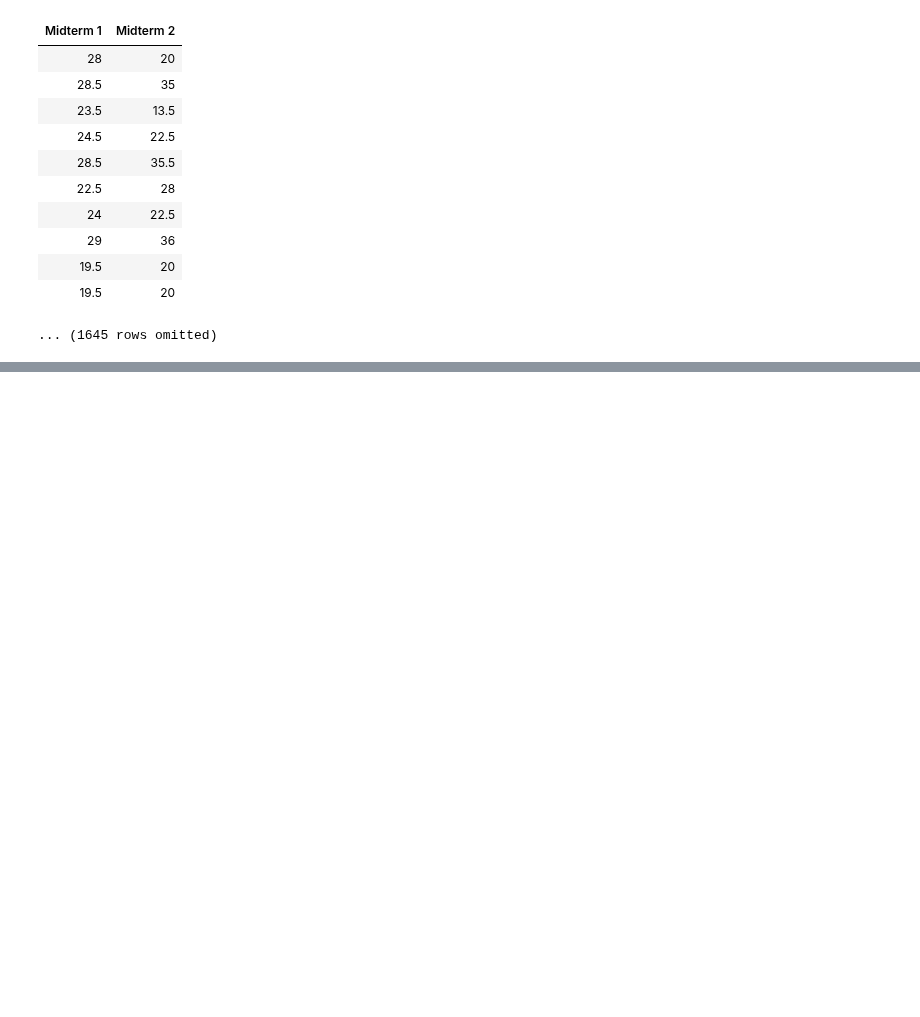
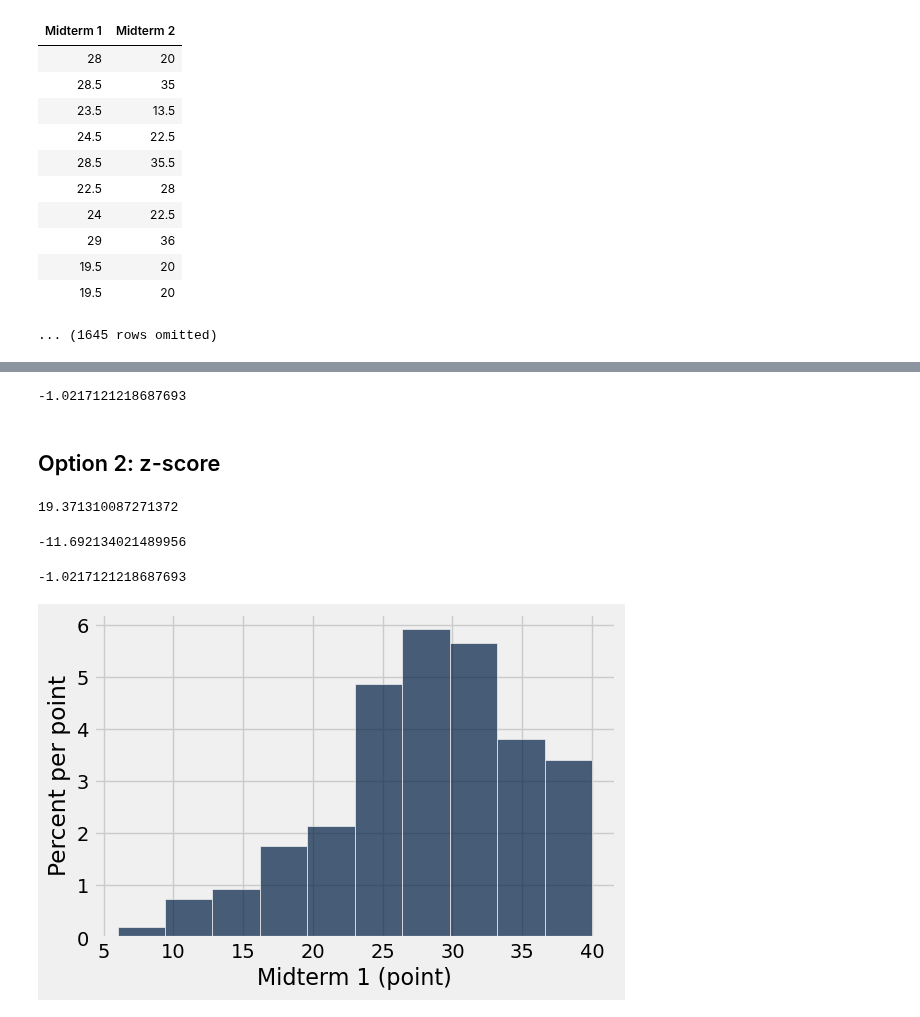
Before and after one commit to lawtonsclass/f24-code-from-class, a Jupyter notebook: data8-practice/final-review.ipynb, the cells around one changed output, grey strips where cells are left out. Saved outputs shown, nothing was run; the diff lists cells and outputs as text; code cells hidden in the pictures; blank space fills up the shorter version.

```diff
--- a/data8-practice/final-review.ipynb
+++ b/data8-practice/final-review.ipynb
@@ -180,0 +411,25 @@ scores.drop(2) # let's forget about column 2
+# %%
+(mt1_actual - np.average(mt1)) / np.std(mt1)
+# %% [output]
+-1.0217121218687693
+# %% [markdown]
+## Option 2: z-score
+# %%
+mt1_actual = 21
+mt1_z = (mt1_actual - np.average(mt1)) / np.std(mt1)
+mt2_estimate_2 = np.average(mt2) + mt1_z * np.std(mt2)
+mt2_estimate_2
+# %% [output]
+19.371310087271372
+# %%
+mt2_estimate_2 - np.average(mt2)
+# %% [output]
+-11.692134021489956
+# %%
+(mt2_estimate_2 - np.average(mt2)) / np.std(mt2)
+# %% [output]
+-1.0217121218687693
+# %%
+scores.hist('Midterm 1', unit='point')
+# %% [output]
+[figure, added]
```
Also changed, not shown: parts of 62 cells of this notebook, 3 other files.
